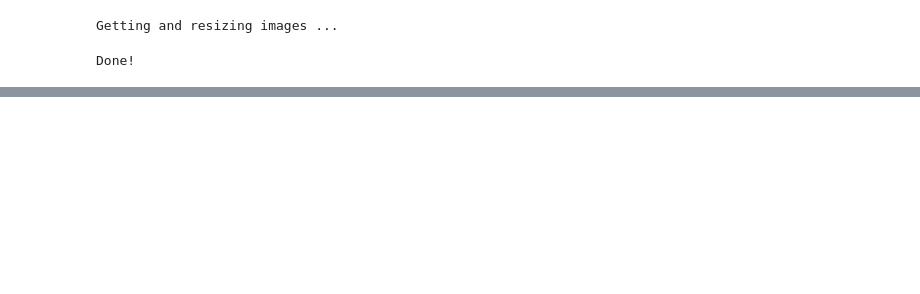
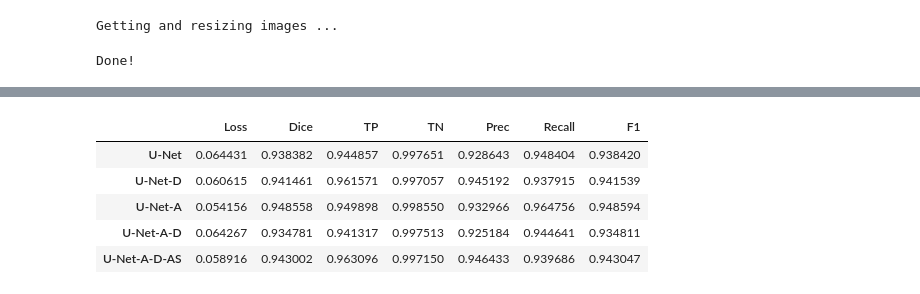
Before and after one commit to nebrosarth/Raster-Map, a Jupyter notebook: Raster-Map-data-and-code/code/test_all.ipynb, the cells around one changed output, grey strips where cells are left out. Saved outputs shown, nothing was run; the diff lists cells and outputs as text; code cells hidden in the pictures; blank space fills up the shorter version.

```diff
--- a/Raster-Map-data-and-code/code/test_all.ipynb
+++ b/Raster-Map-data-and-code/code/test_all.ipynb
@@ -115,0 +100,24 @@ Evaluating T-UNet-A-D-AS-FC2D
+# %%
+# make table of results
+import pandas as pd
+
+results = {}
+for name, model in models_with_names.items():
+    results[name] = model.evaluate(test_images, test_masks, verbose=0)
+
+results = pd.DataFrame(results, index=['Loss', 'Dice', 'TP', 'TN', 'Prec', 'Recall'])
+# swap rows and columns
+results = results.T
+# pretty print
+results
+
+# Calculate F1 score
+results['F1'] = 2 * results['Prec'] * results['Recall'] / (results['Prec'] + results['Recall'])
+results
+# %% [output]
+|  | Loss | Dice | TP | TN | Prec | Recall | F1 |
+| U-Net | 0.064431 | 0.938382 | 0.944857 | 0.997651 | 0.928643 | 0.948404 | 0.938420 |
+| U-Net-D | 0.060615 | 0.941461 | 0.961571 | 0.997057 | 0.945192 | 0.937915 | 0.941539 |
+| U-Net-A | 0.054156 | 0.948558 | 0.949898 | 0.998550 | 0.932966 | 0.964756 | 0.948594 |
+| U-Net-A-D | 0.064267 | 0.934781 | 0.941317 | 0.997513 | 0.925184 | 0.944641 | 0.934811 |
+| U-Net-A-D-AS | 0.058916 | 0.943002 | 0.963096 | 0.997150 | 0.946433 | 0.939686 | 0.943047 |
```
Also changed, not shown: parts of 14 cells of this notebook, 8 other files.
